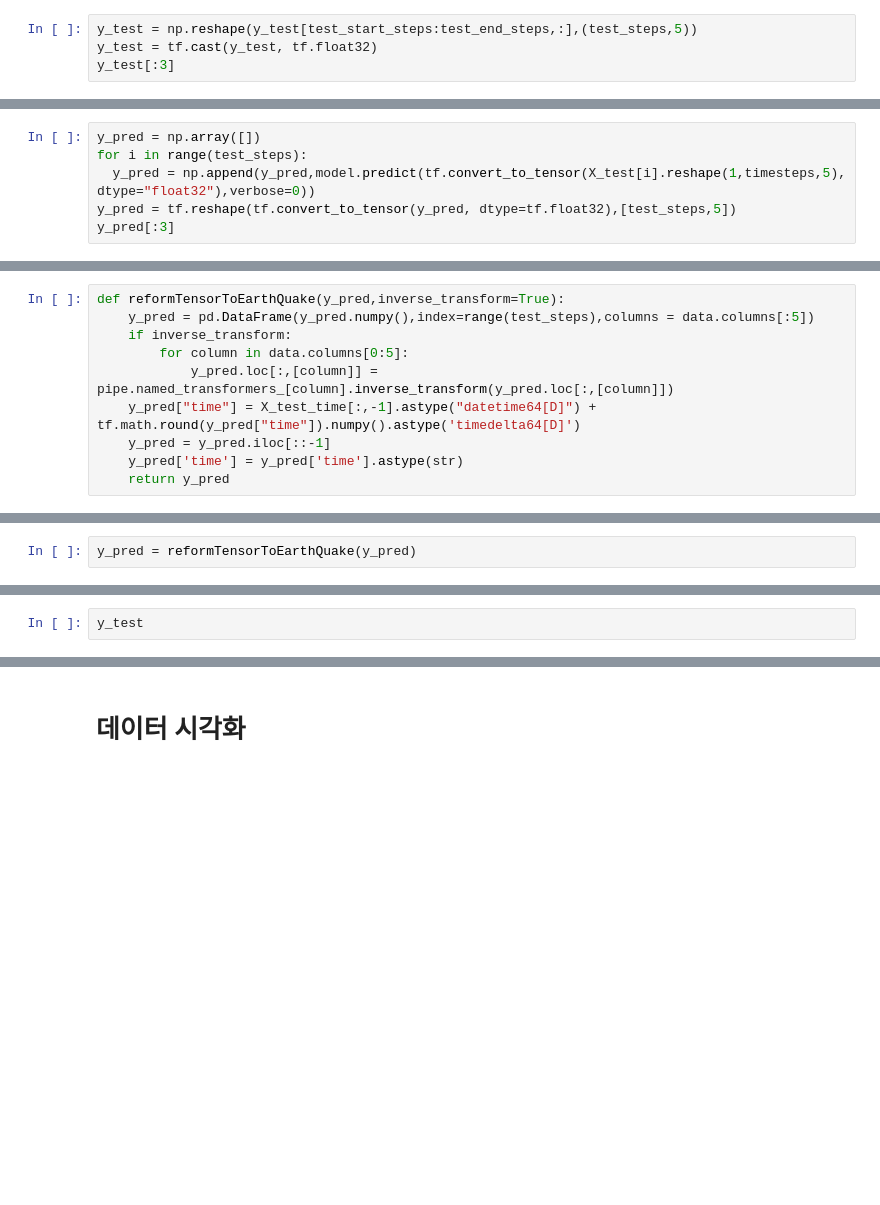
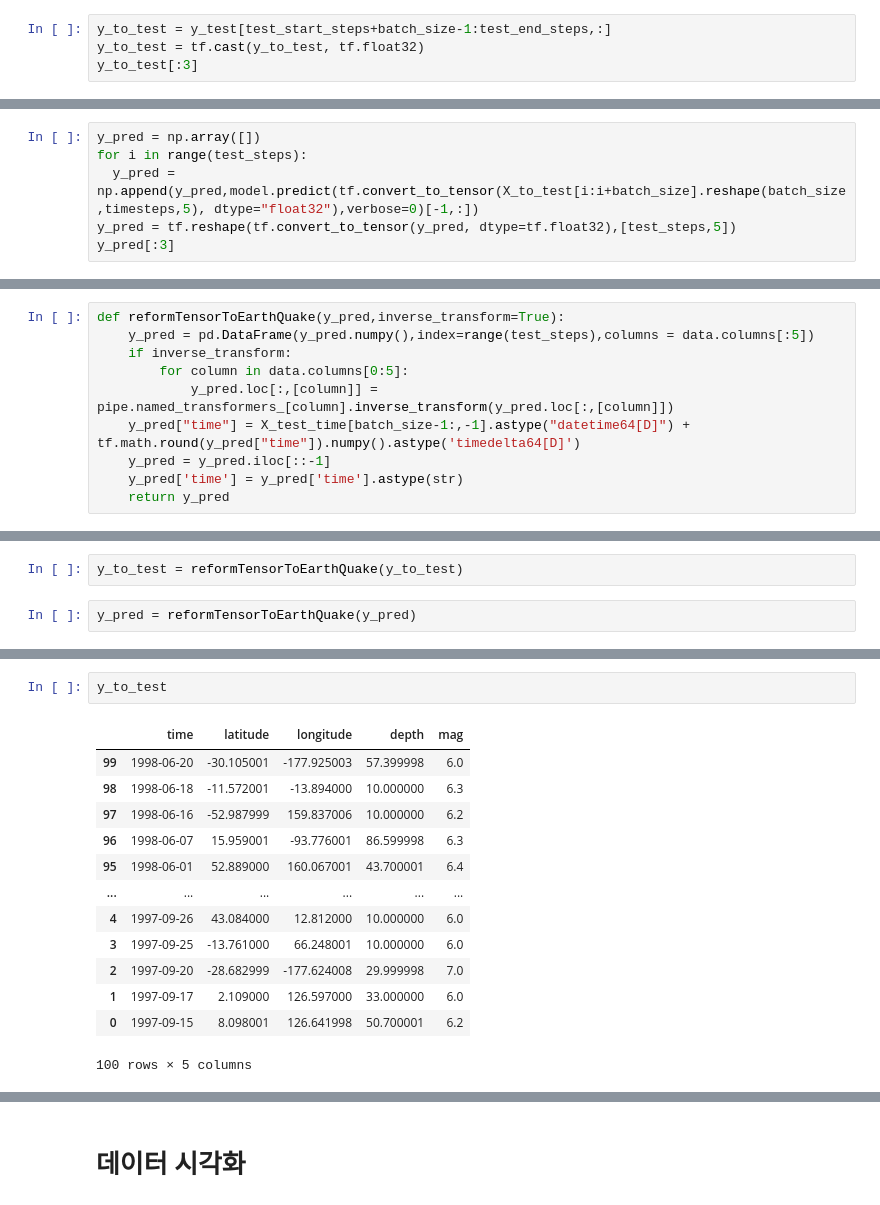
Before and after one commit to seojihyuk26/EarthquakePredictor, a Jupyter notebook: earthquakePredictor.ipynb, the cells around one changed output, grey strips where cells are left out. Cells and saved outputs as stored; diff of their text form; blank space fills up the shorter version.

```diff
--- a/earthquakePredictor.ipynb
+++ b/earthquakePredictor.ipynb
@@ -479,4 +565,4 @@ X_test[:3]
 # %%
-y_test = np.reshape(y_test[test_start_steps:test_end_steps,:],(test_steps,5))
-y_test = tf.cast(y_test, tf.float32)
-y_test[:3]
+y_to_test = y_test[test_start_steps+batch_size-1:test_end_steps,:]
+y_to_test = tf.cast(y_to_test, tf.float32)
+y_to_test[:3]
@@ -483,6 +602,6 @@ y_test[:3]
 # %%
 y_pred = np.array([])
 for i in range(test_steps):
-  y_pred = np.append(y_pred,model.predict(tf.convert_to_tensor(X_test[i].reshape(1,timesteps,5), dtype="float32"),verbose=0))
+  y_pred = np.append(y_pred,model.predict(tf.convert_to_tensor(X_to_test[i:i+batch_size].reshape(batch_size,timesteps,5), dtype="float32"),verbose=0)[-1,:])
 y_pred = tf.reshape(tf.convert_to_tensor(y_pred, dtype=tf.float32),[test_steps,5])
 y_pred[:3]
@@ -499,7 +644,7 @@ def reformTensorToEarthQuake(y_pred,inverse_transform=True):
     if inverse_transform:
         for column in data.columns[0:5]:
             y_pred.loc[:,[column]] = pipe.named_transformers_[column].inverse_transform(y_pred.loc[:,[column]])
-    y_pred["time"] = X_test_time[:,-1].astype("datetime64[D]") + tf.math.round(y_pred["time"]).numpy().astype('timedelta64[D]')
+    y_pred["time"] = X_test_time[batch_size-1:,-1].astype("datetime64[D]") + tf.math.round(y_pred["time"]).numpy().astype('timedelta64[D]')
     y_pred = y_pred.iloc[::-1]
     y_pred['time'] = y_pred['time'].astype(str)
     return y_pred
@@ -508,3 +651,5 @@ y_test = reformTensorToEarthQuake(y_test)
+# %%
+y_to_test = reformTensorToEarthQuake(y_to_test)
 # %%
 y_pred = reformTensorToEarthQuake(y_pred)
 # %%
@@ -512,2 +670,16 @@ y_pred.info()
-# %%
-y_test
+# %%
+y_to_test
+# %% [output]
+|  | time | latitude | longitude | depth | mag |
+| 99 | 1998-06-20 | -30.105001 | -177.925003 | 57.399998 | 6.0 |
+| 98 | 1998-06-18 | -11.572001 | -13.894000 | 10.000000 | 6.3 |
+| 97 | 1998-06-16 | -52.987999 | 159.837006 | 10.000000 | 6.2 |
+| 96 | 1998-06-07 | 15.959001 | -93.776001 | 86.599998 | 6.3 |
+| 95 | 1998-06-01 | 52.889000 | 160.067001 | 43.700001 | 6.4 |
+| ... | ... | ... | ... | ... | ... |
+| 4 | 1997-09-26 | 43.084000 | 12.812000 | 10.000000 | 6.0 |
+| 3 | 1997-09-25 | -13.761000 | 66.248001 | 10.000000 | 6.0 |
+| 2 | 1997-09-20 | -28.682999 | -177.624008 | 29.999998 | 7.0 |
+| 1 | 1997-09-17 | 2.109000 | 126.597000 | 33.000000 | 6.0 |
+| 0 | 1997-09-15 | 8.098001 | 126.641998 | 50.700001 | 6.2 |
+100 rows × 5 columns
```
Also changed, not shown: parts of 45 cells of this notebook.
